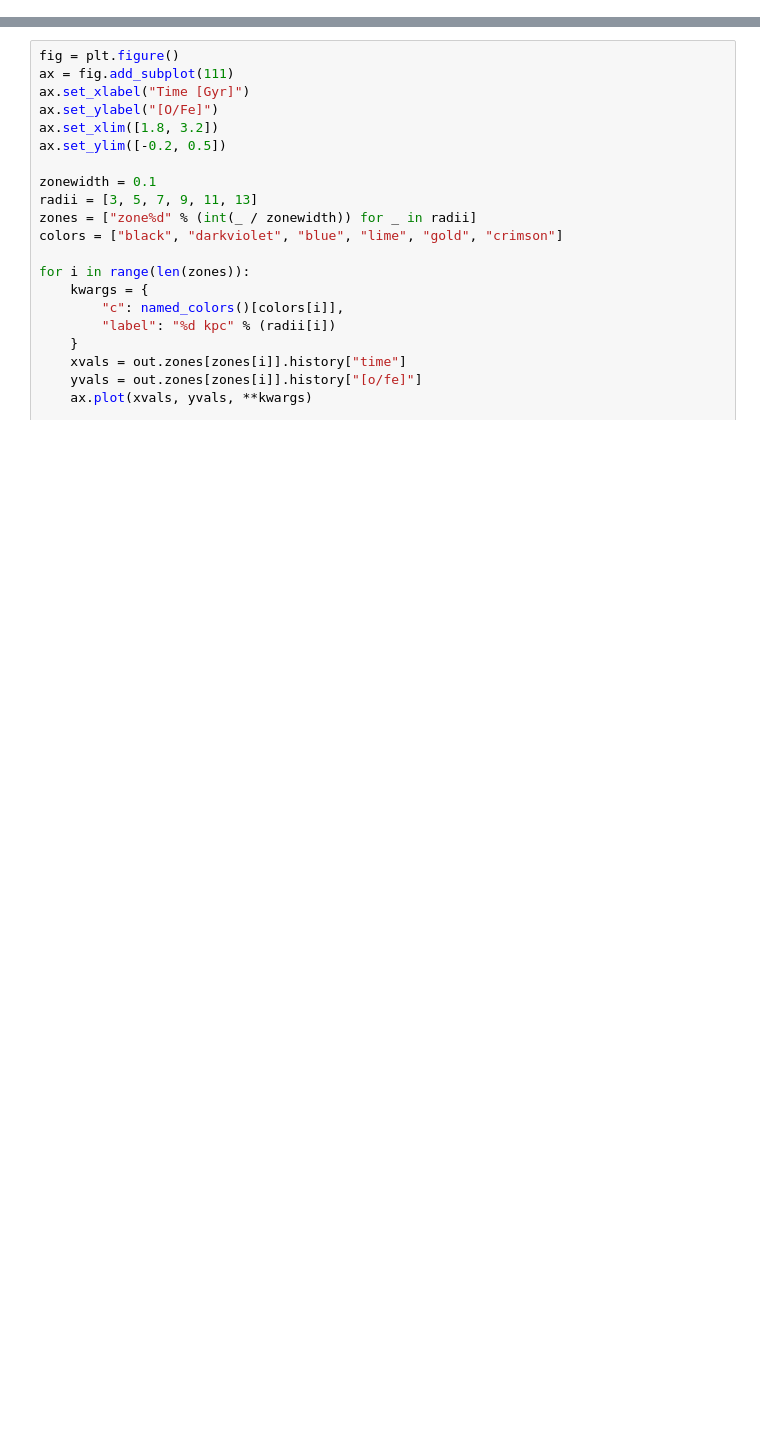
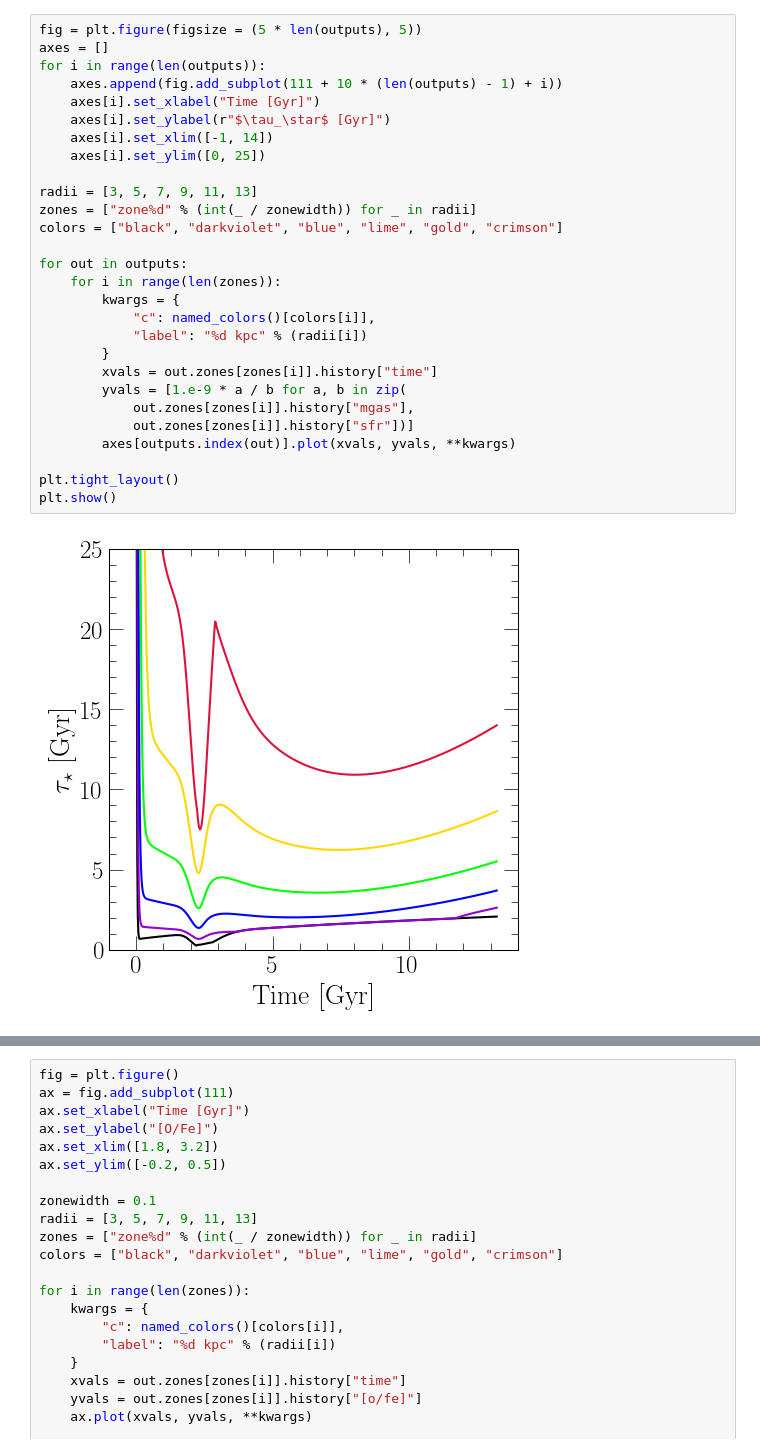
Before and after one commit to giganano/bimodality, a Jupyter notebook: notebooks/clumpy_bursts_contd.ipynb, the cells around one changed output, grey strips where cells are left out. Cells and saved outputs as stored; diff of their text form; blank space fills up the shorter version.

```diff
--- a/notebooks/clumpy_bursts_contd.ipynb
+++ b/notebooks/clumpy_bursts_contd.ipynb
@@ -76,3 +80,33 @@ plt.show()
+# %%
+fig = plt.figure(figsize = (5 * len(outputs), 5))
+axes = []
+for i in range(len(outputs)):
+    axes.append(fig.add_subplot(111 + 10 * (len(outputs) - 1) + i))
+    axes[i].set_xlabel("Time [Gyr]")
+    axes[i].set_ylabel(r"$\tau_\star$ [Gyr]")
+    axes[i].set_xlim([-1, 14])
+    axes[i].set_ylim([0, 25])
+
+radii = [3, 5, 7, 9, 11, 13]
+zones = ["zone%d" % (int(_ / zonewidth)) for _ in radii]
+colors = ["black", "darkviolet", "blue", "lime", "gold", "crimson"]
+
+for out in outputs:
+    for i in range(len(zones)):
+        kwargs = {
+            "c": named_colors()[colors[i]],
+            "label": "%d kpc" % (radii[i])
+        }
+        xvals = out.zones[zones[i]].history["time"]
+        yvals = [1.e-9 * a / b for a, b in zip(
+            out.zones[zones[i]].history["mgas"],
+            out.zones[zones[i]].history["sfr"])]
+        axes[outputs.index(out)].plot(xvals, yvals, **kwargs)
+
+plt.tight_layout()
+plt.show()
+# %% [output]
+[figure, added]
 # %%
 fig = plt.figure(figsize = (5 * len(outputs), 5))
 axes = []
```
Also changed, not shown: parts of 5 cells of this notebook, 3 other files.
